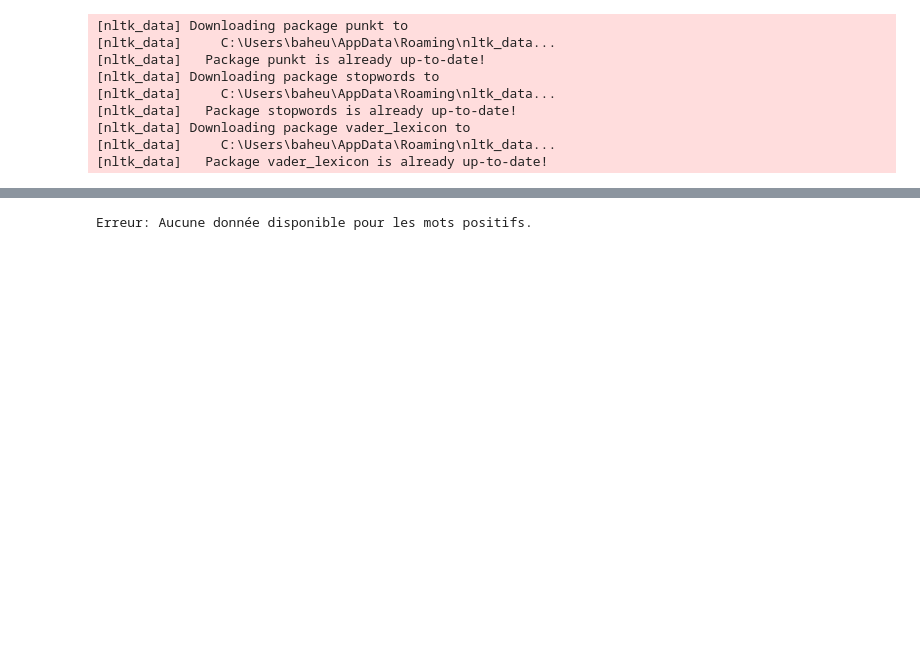
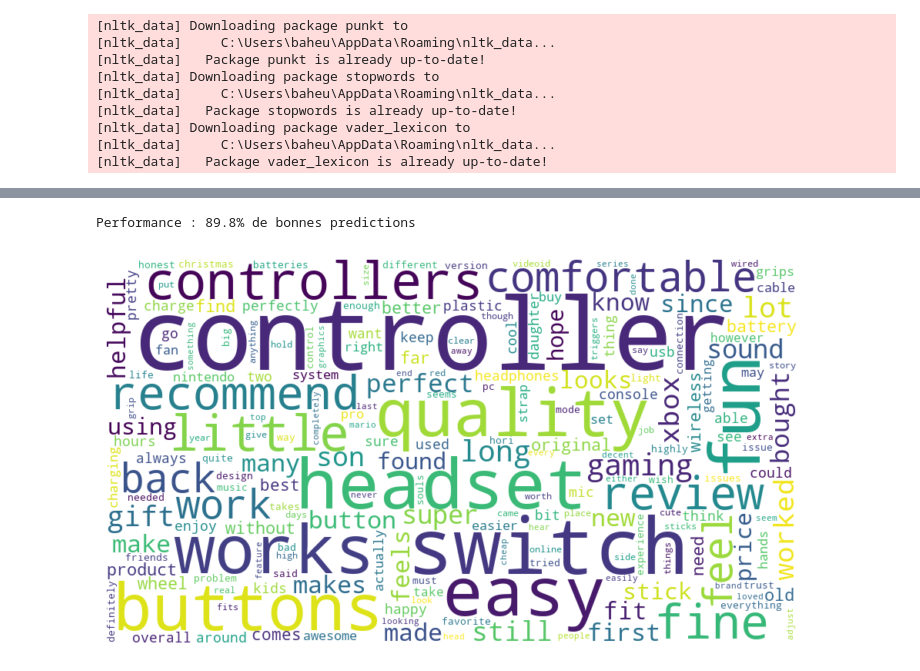
Before and after one commit to SamuelBaheux/Amazon-review-sentiment-analysis, a Jupyter notebook: Tests du script nlp_script.ipynb, the cells around one changed output, grey strips where cells are left out. Saved outputs shown, nothing was run; the diff lists cells and outputs as text; code cells hidden in the pictures; blank space fills up the shorter version.

```diff
--- a/Tests du script nlp_script.ipynb
+++ b/Tests du script nlp_script.ipynb
@@ -30,7 +36,16 @@ sentiment_pred  sentiment_true
 Name: count, dtype: int64
 # %%
 instance_plot = Graphics_and_plots()
-instance_plot.word_cloud_positifs()
+instance_plot.import_data()
+instance_plot.datapreprocess()
+instance_plot.supp_stopwords()
+instance_plot.apply_sentiment()
+instance_plot.conversion_en_int()
 # %% [output]
-Erreur: Aucune donnée disponible pour les mots positifs.
+Performance : 89.8% de bonnes predictions
+# %%
+instance_plot.recup_mots_positifs_negatifs()
+instance_plot.word_cloud_positifs()
+# %% [output]
+[figure, added]
 # %%
```
Also changed, not shown: parts of 4 cells of this notebook, 2 other files.
